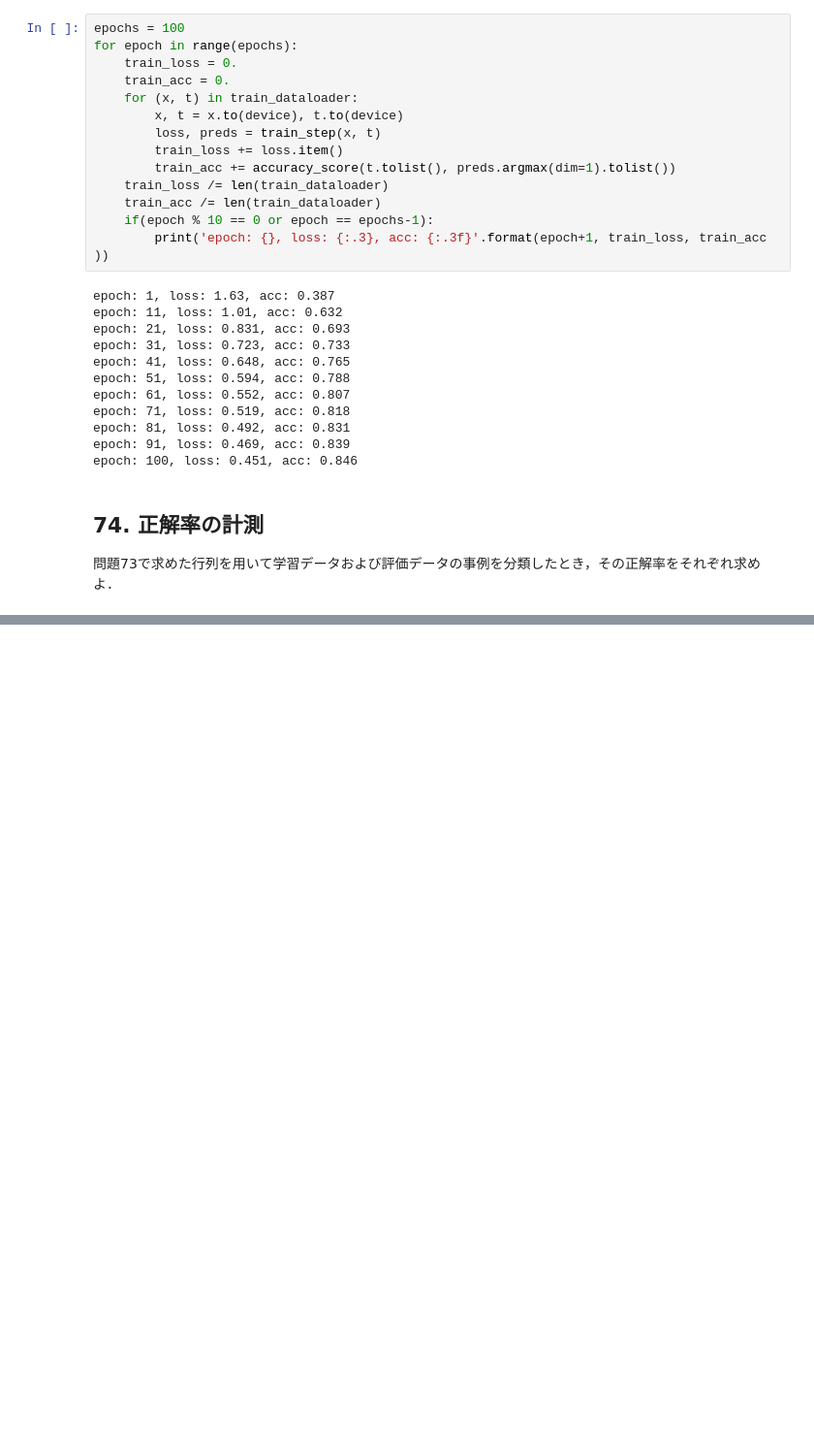
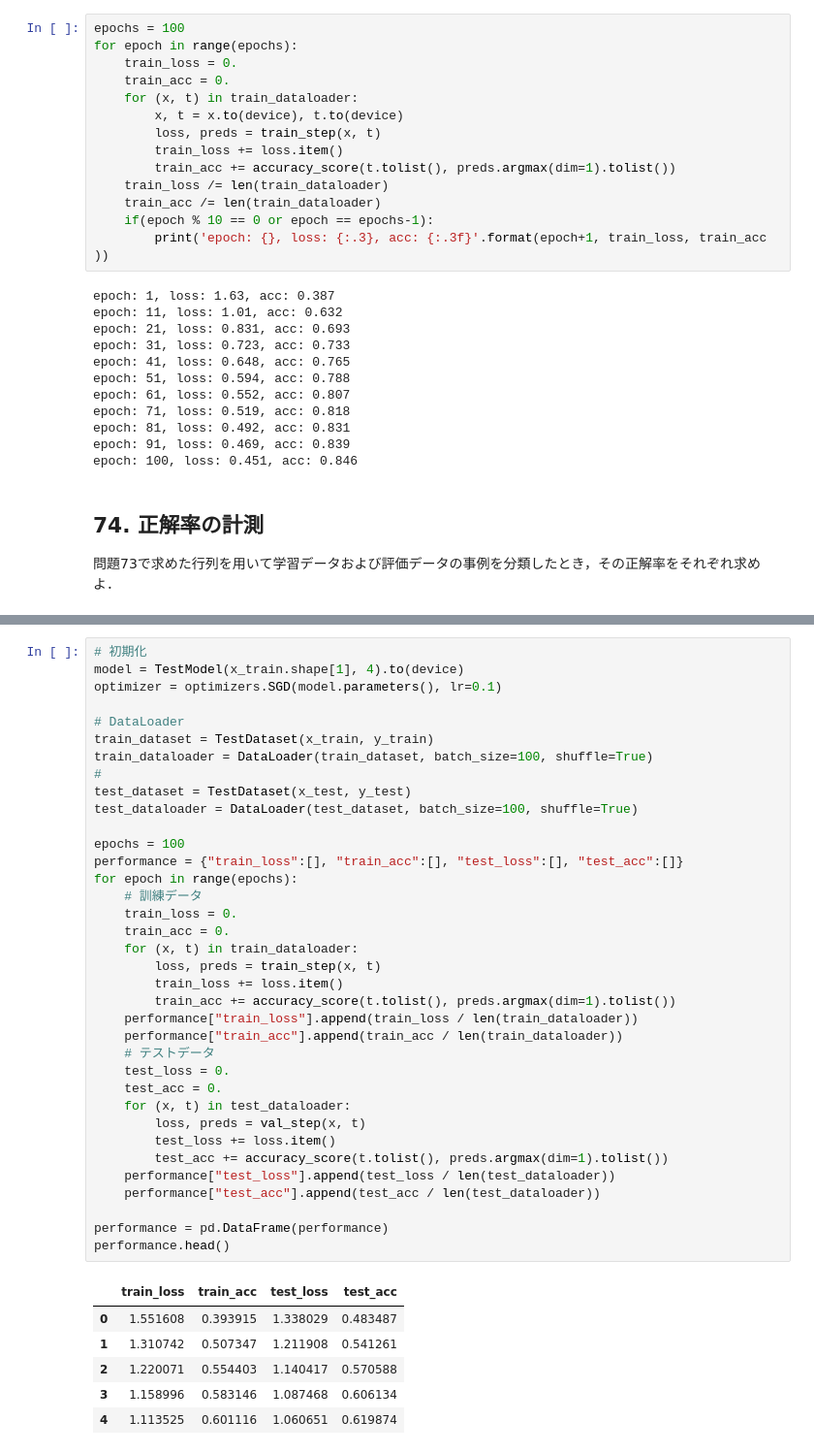
Before and after one commit to tmaruy/nlp100, a Jupyter notebook: chapter8.ipynb, the cells around one changed output, grey strips where cells are left out. Shown at 97% size. Drawn from its saved outputs; the diff is of its cells as text; blank space fills up the shorter version.

```diff
--- a/chapter8.ipynb
+++ b/chapter8.ipynb
@@ -200,0 +227,43 @@ epoch: 100, loss: 0.451, acc: 0.846
+# %%
+# 初期化
+model = TestModel(x_train.shape[1], 4).to(device)
+optimizer = optimizers.SGD(model.parameters(), lr=0.1)
+
+# DataLoader
+train_dataset = TestDataset(x_train, y_train)
+train_dataloader = DataLoader(train_dataset, batch_size=100, shuffle=True)
+#
+test_dataset = TestDataset(x_test, y_test)
+test_dataloader = DataLoader(test_dataset, batch_size=100, shuffle=True)
+
+epochs = 100
+performance = {"train_loss":[], "train_acc":[], "test_loss":[], "test_acc":[]}
+for epoch in range(epochs):
+    # 訓練データ
+    train_loss = 0.
+    train_acc = 0.
+    for (x, t) in train_dataloader:
+        loss, preds = train_step(x, t)
+        train_loss += loss.item()
+        train_acc += accuracy_score(t.tolist(), preds.argmax(dim=1).tolist())
+    performance["train_loss"].append(train_loss / len(train_dataloader))
+    performance["train_acc"].append(train_acc / len(train_dataloader))
+    # テストデータ
+    test_loss = 0.
+    test_acc = 0.
+    for (x, t) in test_dataloader:
+        loss, preds = val_step(x, t)
+        test_loss += loss.item()
+        test_acc += accuracy_score(t.tolist(), preds.argmax(dim=1).tolist())
+    performance["test_loss"].append(test_loss / len(test_dataloader))
+    performance["test_acc"].append(test_acc / len(test_dataloader))
+
+performance = pd.DataFrame(performance)
+performance.head()
+# %% [output]
+|  | train_loss | train_acc | test_loss | test_acc |
+| 0 | 1.551608 | 0.393915 | 1.338029 | 0.483487 |
+| 1 | 1.310742 | 0.507347 | 1.211908 | 0.541261 |
+| 2 | 1.220071 | 0.554403 | 1.140417 | 0.570588 |
+| 3 | 1.158996 | 0.583146 | 1.087468 | 0.606134 |
+| 4 | 1.113525 | 0.601116 | 1.060651 | 0.619874 |
```
Also changed, not shown: parts of 13 cells of this notebook.
